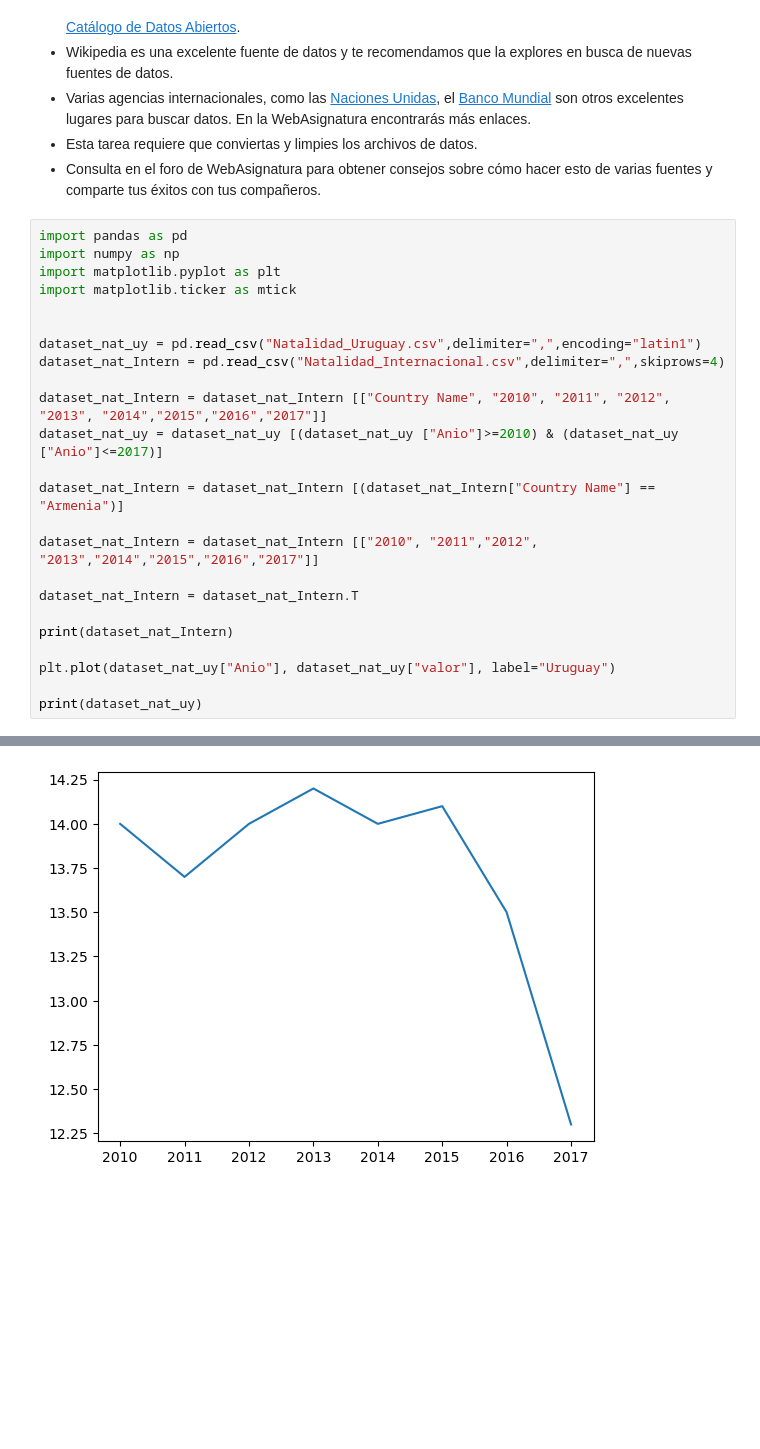
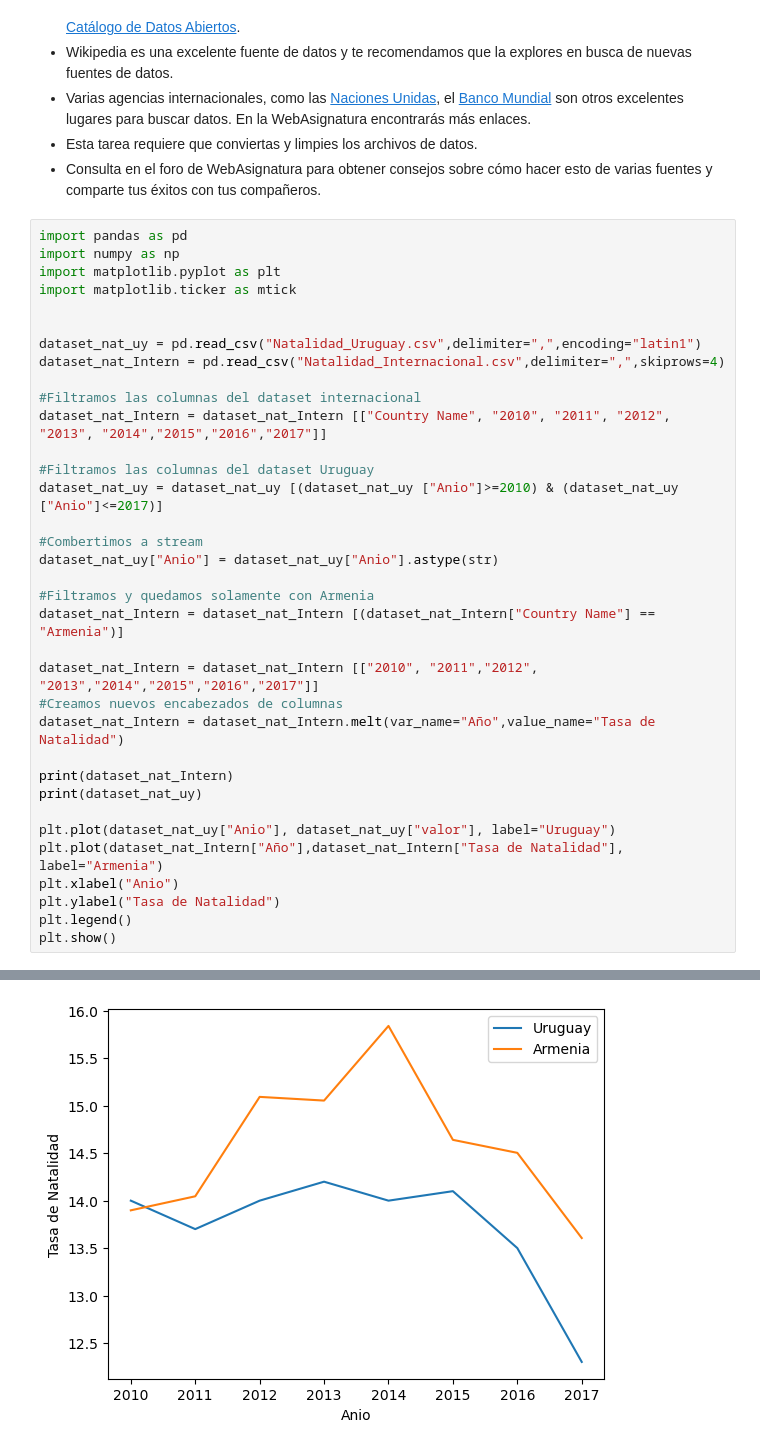
Before and after one commit to AlexanderL38/Project_03, a Jupyter notebook: proyecto_3.ipynb, the cells around one changed output, grey strips where cells are left out. Cells and saved outputs as stored; diff of their text form; blank space fills up the shorter version.

```diff
--- a/proyecto_3.ipynb
+++ b/proyecto_3.ipynb
@@ -41,18 +41,29 @@ import matplotlib.ticker as mtick
 dataset_nat_uy = pd.read_csv("Natalidad_Uruguay.csv",delimiter=",",encoding="latin1")
 dataset_nat_Intern = pd.read_csv("Natalidad_Internacional.csv",delimiter=",",skiprows=4)
 
+#Filtramos las columnas del dataset internacional
 dataset_nat_Intern = dataset_nat_Intern [["Country Name", "2010", "2011", "2012", "2013", "2014","2015","2016","2017"]]
+
+#Filtramos las columnas del dataset Uruguay
 dataset_nat_uy = dataset_nat_uy [(dataset_nat_uy ["Anio"]>=2010) & (dataset_nat_uy ["Anio"]<=2017)]
 
+#Combertimos a stream
+dataset_nat_uy["Anio"] = dataset_nat_uy["Anio"].astype(str)
+
+#Filtramos y quedamos solamente con Armenia
 dataset_nat_Intern = dataset_nat_Intern [(dataset_nat_Intern["Country Name"] == "Armenia")]
 
 dataset_nat_Intern = dataset_nat_Intern [["2010", "2011","2012", "2013","2014","2015","2016","2017"]]
-
-dataset_nat_Intern = dataset_nat_Intern.T
+#Creamos nuevos encabezados de columnas
+dataset_nat_Intern = dataset_nat_Intern.melt(var_name="Año",value_name="Tasa de Natalidad")
 
 print(dataset_nat_Intern)
+print(dataset_nat_uy)
 
 plt.plot(dataset_nat_uy["Anio"], dataset_nat_uy["valor"], label="Uruguay")
-
-print(dataset_nat_uy)
+plt.plot(dataset_nat_Intern["Año"],dataset_nat_Intern["Tasa de Natalidad"], label="Armenia")
+plt.xlabel("Anio")
+plt.ylabel("Tasa de Natalidad")
+plt.legend()
+plt.show()
 # %% [output]
@@ -68,10 +79,10 @@ print(dataset_nat_uy)
     Anio  valor
 14  2010   14.0
 15  2011   13.7
 16  2012   14.0
 17  2013   14.2
 18  2014   14.0
 19  2015   14.1
 20  2016   13.5
 21  2017   12.3
-[figure, old version]
+[figure, new version]
```
Also changed, not shown: parts of 1 cell of this notebook.
